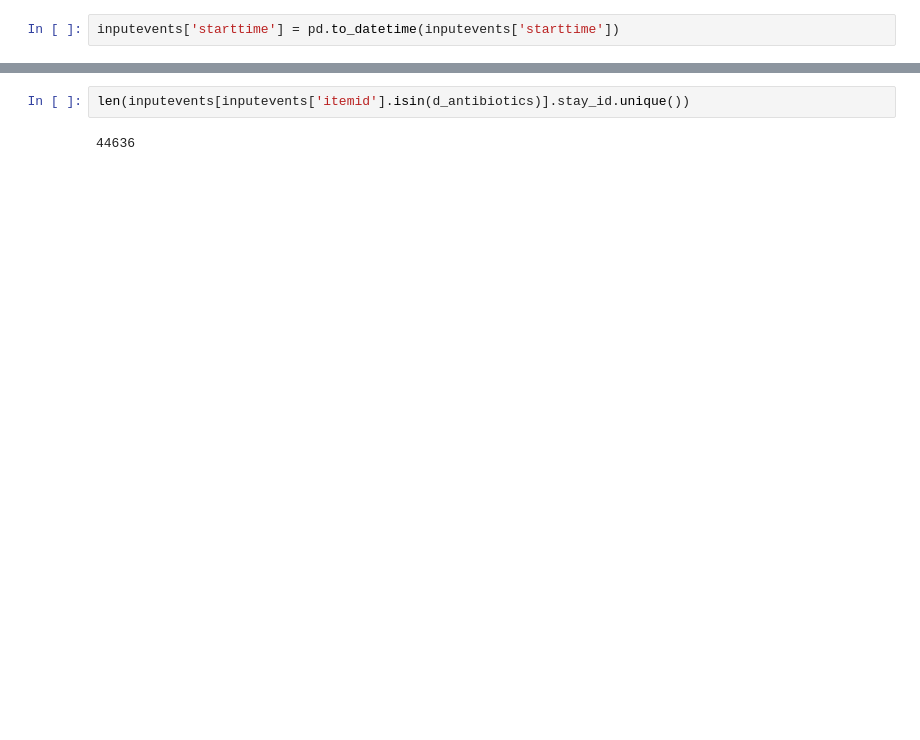
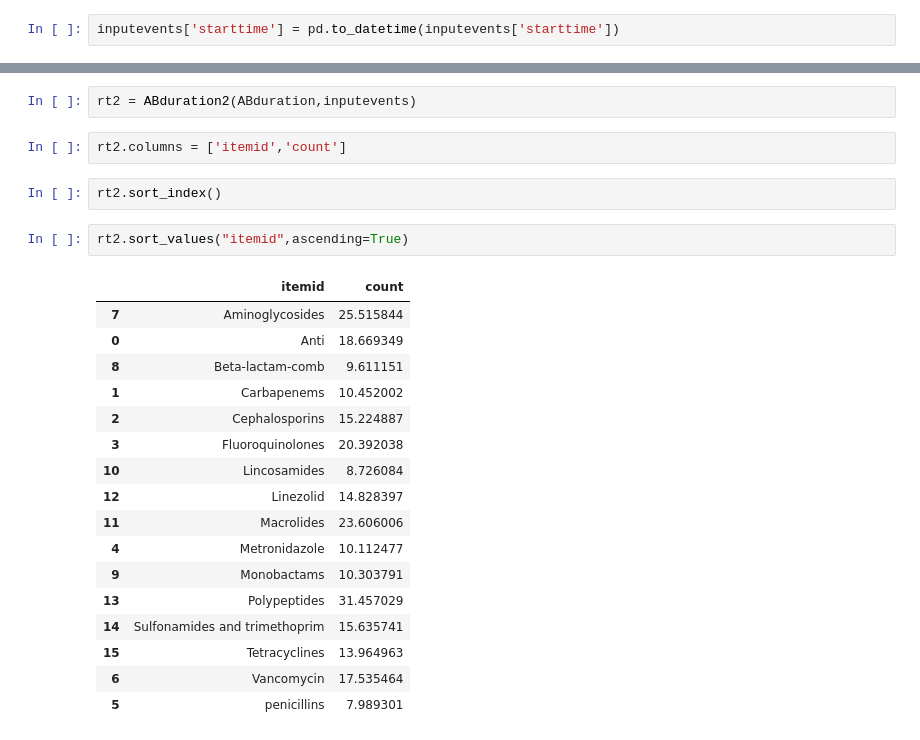
Before and after one commit to cyp-ark/RL-AIAKI, a Jupyter notebook: code/X_.ipynb, the cells around one changed output, grey strips where cells are left out. Drawn from its saved outputs; the diff is of its cells as text; blank space fills up the shorter version.

```diff
--- a/code/X_.ipynb
+++ b/code/X_.ipynb
@@ -88,4 +161,26 @@ d_items
-# %%
-len(inputevents[inputevents['itemid'].isin(d_antibiotics)].stay_id.unique())
-# %% [output]
-44636
+# %%
+rt2 = ABduration2(ABduration,inputevents)
+# %%
+rt2.columns = ['itemid','count']
+# %%
+rt2.sort_index()
+# %%
+rt2.sort_values("itemid",ascending=True)
+# %% [output]
+|  | itemid | count |
+| 7 | Aminoglycosides | 25.515844 |
+| 0 | Anti | 18.669349 |
+| 8 | Beta-lactam-comb | 9.611151 |
+| 1 | Carbapenems | 10.452002 |
+| 2 | Cephalosporins | 15.224887 |
+| 3 | Fluoroquinolones | 20.392038 |
+| 10 | Lincosamides | 8.726084 |
+| 12 | Linezolid | 14.828397 |
+| 11 | Macrolides | 23.606006 |
+| 4 | Metronidazole | 10.112477 |
+| 9 | Monobactams | 10.303791 |
+| 13 | Polypeptides | 31.457029 |
+| 14 | Sulfonamides and trimethoprim | 15.635741 |
+| 15 | Tetracyclines | 13.964963 |
+| 6 | Vancomycin | 17.535464 |
+| 5 | penicillins | 7.989301 |
```
Also changed, not shown: parts of 15 cells of this notebook, 5 other files.
